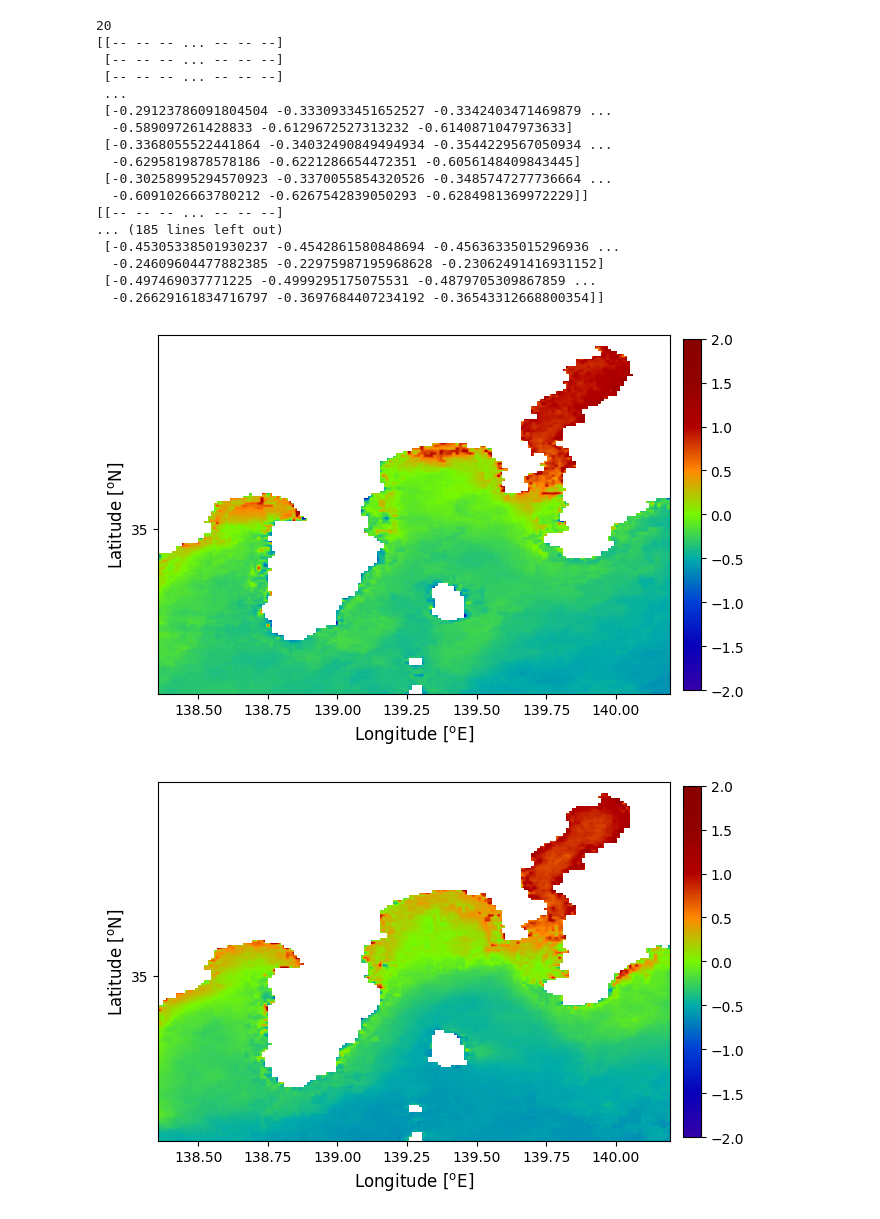
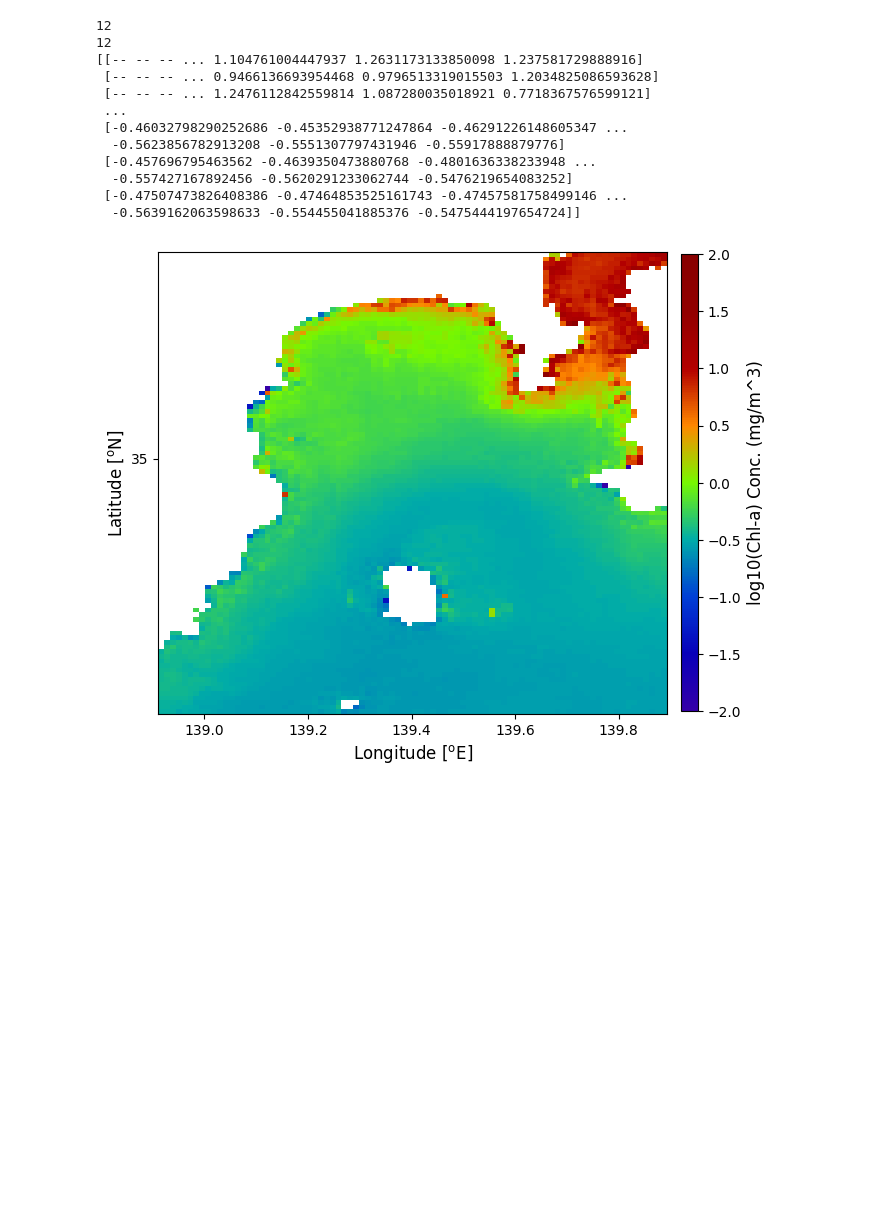
Before and after one commit to robel-milashu/NMEW.demos, a Jupyter notebook: processing/total_monthly_chla.ipynb, the cells around one changed output. Drawn from its saved outputs; the diff is of its cells as text; code cells hidden in the pictures; blank space fills up the shorter version.

```diff
--- a/processing/total_monthly_chla.ipynb
+++ b/processing/total_monthly_chla.ipynb
@@ -26,11 +37,14 @@ lon_min_crop, lon_max_crop = 138.35, 140.2
 # %%
-
-# Loop through files and accumulate data
+# for fol in os.listdir(data_dir):
+#     print(data_dir+fol)
+    # Loop through files and accumulate data
 for file_name in os.listdir(data_dir):
     if file_name.endswith('.nc'):
-        year, month = int(file_name[1:5]), int(file_name[5:7])
-        if year < 2003 or year > 2022:
+        year, month = int(file_name[1:5]), int(file_name[5:7])  # Modis
+        # year, month = int(file_name[2:6]), int(file_name[6:8])   # GCOMC
+        if year < 2018 or year > 2022:
             continue
+        print(file_path)
         file_path = os.path.join(data_dir, file_name)
         with Dataset(file_path, 'r') as nc:
             data = np.ma.squeeze(nc[varname][:])
@@ -56,7 +70,17 @@ for file_name in os.listdir(data_dir):
             lon_cropped = lon[lon_inds]
             # Convert masked values to NaN
             data_cropped = np.where(data_cropped.mask, np.nan, data_cropped)
+            all_data["all"].append(data_cropped)
 
             yearly_data[year].append(data_cropped)
-print(yearly_data)
+            monthly_data[month].append(data_cropped)
+            if month in [12,1,2]:
+                season_data["winter"].append(data_cropped)
+            elif month in [3,4,5]:
+                season_data["spring"].append(data_cropped)
+            elif month in [6,7,8]:
+                season_data["summar"].append(data_cropped)
+            else: # 9 10 11
+                season_data["autumn"].append(data_cropped)
+print(len(season_data))
 # %% [output]
@@ -137,6 +111,7 @@ hex_colors_chl = [
     '#00aca9', '#77f800', '#ff8800',
     '#b30000', '#920000', '#880000'
 ]
+
 # hex_colors_sst = [
 #    '#ffffff','#b7f0ae','#21f600','#0000FF','#FDFF92','#FF2700','#d600ff'
 # ]
@@ -190,10 +165,14 @@ hex_colors_chl = [
 #     '#a500ff',  # Deep Purple (darker Violet)
 #     '#ffffff'  # White (for peak temperatures)
 # ]
+print(len(season_data))
 
 # # Convert hex color list to RGB
 rgb_colors = [colors.hex2color(color) for color in hex_colors_chl]
 # rgb_colors = ["blue","#6495ED", "#008080","green","#28B463", "yellow","#FFC300","#FFBF00","orange","#DE3163","red","#CD5C5C"]
 # rgb_colors = ["green","lightgreen", "yellow", "orange", "#FF474C", "red"]
 # monthly_averages = {month: np.nanmean(np.stack(data_list), axis=0) for month, data_list in monthly_data.items() if data_list}
-monthly_averages = {year: np.nanmean(np.stack(data_list), axis=0) for year, data_list in yearly_data.items() if data_list}
+monthly_averages = {month: np.nanmean(np.stack(data_list), axis=0) for month, data_list in monthly_data.items() if data_list}
+yearly_averages = {year: np.nanmean(np.stack(data_list), axis=0) for year, data_list in yearly_data.items() if data_list}
+season_averages = {season: np.nanmean(np.stack(data_list), axis=0) for season, data_list in season_data.items() if data_list}
+all_averages = {season: np.nanmean(np.stack(data_list), axis=0) for season, data_list in all_data.items() if data_list}
@@ -224,8 +203,10 @@ TypeError: Colormap.__init__() got an unexpected keyword argument 'colors'
 # %%
 cmin, cmax = -2,2
 # cmin, cmax = 10, 30
+
 print(len(monthly_averages))
-for month, sds_cropped in monthly_averages.items():    # Visualisation with basemap
+print(len(monthly_averages))
+for season, sds_cropped in all_averages.items():    # Visualisation with basemap
     # print("runnign")
     if len(lon_cropped.shape) == 1:
         lon_cropped, lat_cropped = np.meshgrid(lon_cropped, lat_cropped)
@@ -249,54 +230,48 @@ for month, sds_cropped in monthly_averages.items():    # Visualisation with base
 
     # Land mask
     # mask = np.where(~sds_cropped.mask, np.nan, 0)
-    ax.imshow(sds_cropped, cmap='gray', vmin=-2, vmax=0, extent=extent)
+    ax.imshow(sds_cropped, cmap='gray', vmin=cmin, vmax=cmax, extent=extent)
 
     # Create a colormap object
     custom_colormap = LinearSegmentedColormap.from_list('custom', rgb_colors)
 
     # print(sds_cropped_log.max(), sds_cropped_log.min())
 
     # We no longer use LogNorm here since we've manually applied log10
     # ims = ax.imshow(sds_cropped_log, cmap='jet', extent=extent)
     # ims = ax.imshow(sds_cropped,vmin=cmin, vmax=cmax,   extent=extent)
 
     ims = ax.imshow(sds_cropped,vmin=cmin, vmax=cmax,  cmap=custom_colormap, extent=extent)
 
     # # Figure labels
     ax.set_xlabel('Longitude [$^\mathregular{o}$E]', fontsize="12")
     ax.set_ylabel('Latitude [$^\mathregular{o}$N]', fontsize="12")
     ax.set_yticks(range(int(np.ceil(lat_cropped.min())), int(np.ceil(lat_cropped.max())), 1))
     # ax.set_title(time[0].strftime('%b %Y'))
 
     # # Colourbar
-    cbar = fig.colorbar(ims, ax=ax, orientation='vertical', fraction=0.0324, pad=0.025,  aspect=20)
-    # cbar.set_label('log10(Chl-a) Conc. mg/m^3', fontsize="12")
+    cbar = fig.colorbar(ims, ax=ax, orientation='vertical', fraction=0.0324, pad=0.025,  aspect=26)
+    cbar.set_label('log10(Chl-a) Conc. (mg/m^3)', fontsize="12")
 
     # ticks = [ims.get_clim()[0],0, ims.get_clim()[1]] # This gets the color limit range
     # cbar.set_ticks(ticks)
     # cbar.set_ticklabels([f'{ticks[0]:.2f}', f'{ticks[1]:.2f}', f'{ticks[2]:.2f}']) # Format as desired
 
     # Small Sagami Bay
     lat_min, lat_max = 35.124, 35.34
     lon_min, lon_max = 139.115, 139.68
-    plt.savefig(f'yearly/average_chla_{month:02d}.png', dpi=300, bbox_inches='tight')
+    plt.savefig(f'seasonal/final/MODIS_20182022_average_chla_{season:02}_test2.png', dpi=300, bbox_inches='tight')
 # %% [output]
-20
-[[-- -- -- ... -- -- --]
- [-- -- -- ... -- -- --]
- [-- -- -- ... -- -- --]
+12
+12
+[[-- -- -- ... 1.104761004447937 1.2631173133850098 1.237581729888916]
+ [-- -- -- ... 0.9466136693954468 0.9796513319015503 1.2034825086593628]
+ [-- -- -- ... 1.2476112842559814 1.087280035018921 0.7718367576599121]
  ...
- [-0.29123786091804504 -0.3330933451652527 -0.3342403471469879 ...
-  -0.589097261428833 -0.6129672527313232 -0.6140871047973633]
- [-0.3368055522441864 -0.34032490849494934 -0.3544229567050934 ...
-  -0.6295819878578186 -0.6221286654472351 -0.6056148409843445]
- [-0.30258995294570923 -0.3370055854320526 -0.3485747277736664 ...
-  -0.6091026663780212 -0.6267542839050293 -0.6284981369972229]]
-[[-- -- -- ... -- -- --]
-... (185 lines left out)
- [-0.45305338501930237 -0.4542861580848694 -0.45636335015296936 ...
-  -0.24609604477882385 -0.22975987195968628 -0.23062491416931152]
- [-0.497469037771225 -0.4999295175075531 -0.4879705309867859 ...
-  -0.26629161834716797 -0.3697684407234192 -0.36543312668800354]]
+ [-0.46032798290252686 -0.45352938771247864 -0.46291226148605347 ...
+  -0.5623856782913208 -0.5551307797431946 -0.55917888879776]
+ [-0.457696795463562 -0.4639350473880768 -0.4801636338233948 ...
+  -0.557427167892456 -0.5620291233062744 -0.5476219654083252]
+ [-0.47507473826408386 -0.47464853525161743 -0.47457581758499146 ...
+  -0.5639162063598633 -0.554455041885376 -0.5475444197654724]]
-[figure, old version]
+[figure, new version]
-[figure, removed]
```
Also changed, not shown: parts of 7 cells of this notebook, 35 other files.
